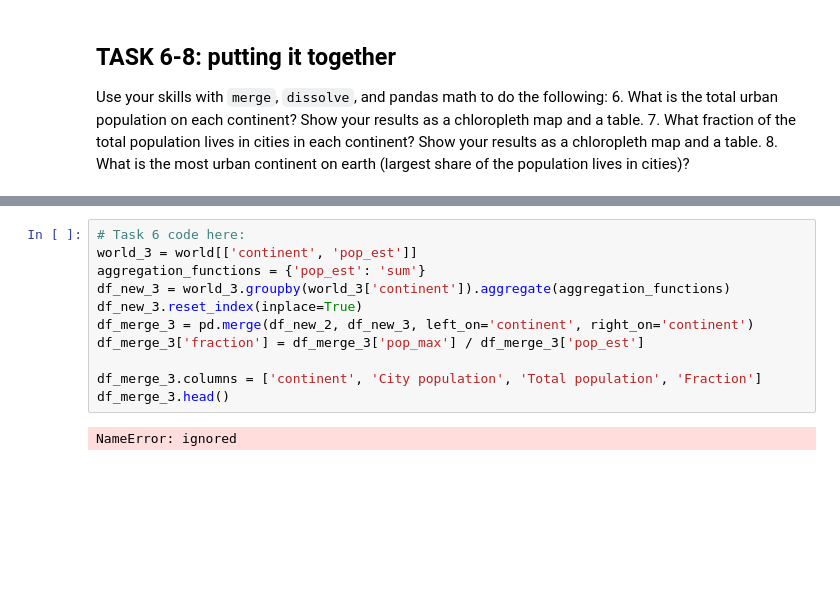
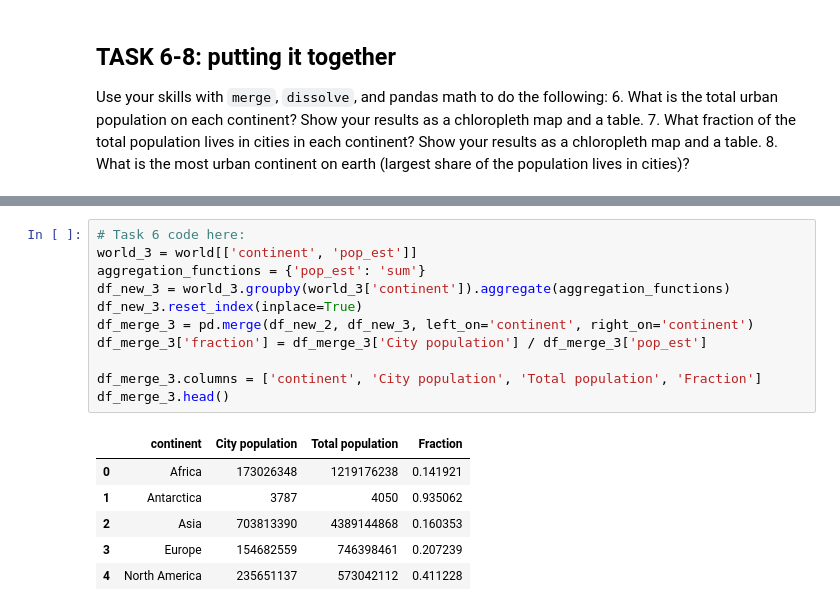
Before and after one commit to sbhsa1990/EnvDatSci22, a Jupyter notebook: CodeSprints/VectorData101.ipynb, the cells around one changed output, grey strips where cells are left out. Saved outputs shown, nothing was run; the diff lists cells and outputs as text; blank space fills up the shorter version.

```diff
--- a/CodeSprints/VectorData101.ipynb
+++ b/CodeSprints/VectorData101.ipynb
@@ -703,16 +709,21 @@ df_merge_2.head()
 # %%
 # Task 6 code here:
 world_3 = world[['continent', 'pop_est']]
 aggregation_functions = {'pop_est': 'sum'}
 df_new_3 = world_3.groupby(world_3['continent']).aggregate(aggregation_functions)
 df_new_3.reset_index(inplace=True)
 df_merge_3 = pd.merge(df_new_2, df_new_3, left_on='continent', right_on='continent')
-df_merge_3['fraction'] = df_merge_3['pop_max'] / df_merge_3['pop_est']
+df_merge_3['fraction'] = df_merge_3['City population'] / df_merge_3['pop_est']
 
 df_merge_3.columns = ['continent', 'City population', 'Total population', 'Fraction']
 df_merge_3.head()
 # %% [output]
-NameError: ignored
+|  | continent | City population | Total population | Fraction |
+| 0 | Africa | 173026348 | 1219176238 | 0.141921 |
+| 1 | Antarctica | 3787 | 4050 | 0.935062 |
+| 2 | Asia | 703813390 | 4389144868 | 0.160353 |
+| 3 | Europe | 154682559 | 746398461 | 0.207239 |
+| 4 | North America | 235651137 | 573042112 | 0.411228 |
 # %%
 # Task 8 code here:
 df_merge_3_1 = df_merge_3.sort_values(by='Fraction', ascending=False)
```
Also changed, not shown: parts of 2 cells of this notebook.
